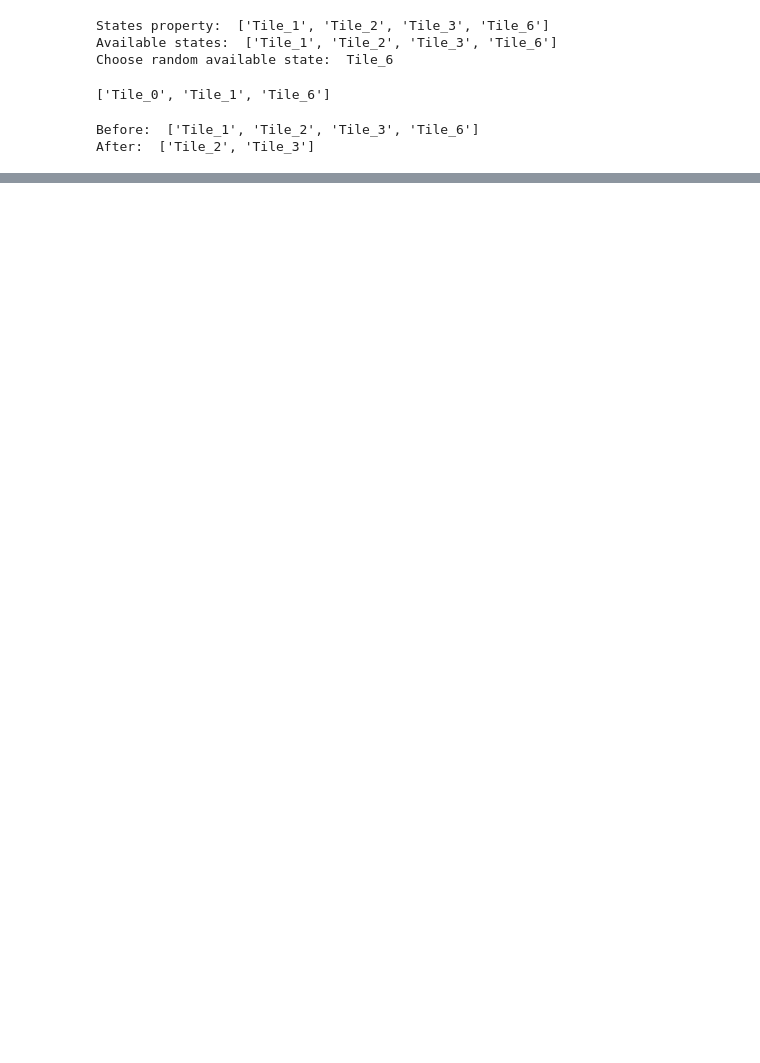
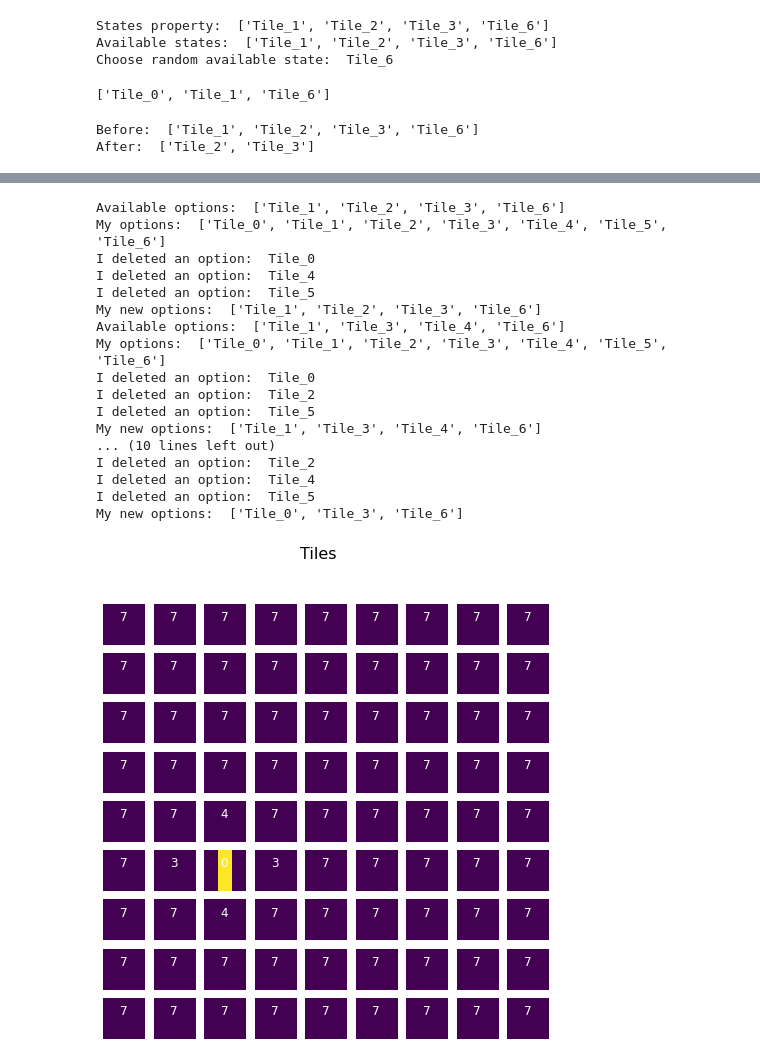
Before and after one commit to thoroc/Wave-Function-Collapse-Grid-World-Maze, a Jupyter notebook: Wave_Function_Collapse.ipynb, the cells around one changed output, grey strips where cells are left out. Saved outputs shown, nothing was run; the diff lists cells and outputs as text; code cells hidden in the pictures; blank space fills up the shorter version.

```diff
--- a/Wave_Function_Collapse.ipynb
+++ b/Wave_Function_Collapse.ipynb
@@ -242,6 +242,7 @@ class Cell():
     return self.state
 
   def getEntropy(self):
+    self.entropy = len(self.options)
     return self.entropy
 
   def updateCell(self):
@@ -308,11 +309,18 @@ class Grid():
   def UpdateCellOptions(self, cellIndex, availableOptions):
     row = cellIndex[0]
     column = cellIndex[1]
-    for option in self.Cells[row][column].options:
+    print("Available options: ", availableOptions)
+    print("My options: ", self.Cells[row][column].options)
+
+    copyOptions = self.Cells[row][column].options.copy()
+    for option in copyOptions:
       if option in availableOptions:
         continue
       else:
+        print("I deleted an option: ", option)
         self.Cells[row][column].options.remove(option)
+
+    print("My new options: ", self.Cells[row][column].options)
 
   """
   cellIndex = [i, j] - Index (row and collumn) of the cell which neighbours
@@ -440,3 +448,12 @@ print("After: ", options)
 # %% [output]
 Before:  ['Tile_1', 'Tile_2', 'Tile_3', 'Tile_6']
 After:  ['Tile_2', 'Tile_3']
+# %%
+Game = Grid(9)
+Game.DrawBoard(includeEntropy = True)
+
+Game.Cells[5][2].setState(6)
+Game.UpdateOptionsOfOthers([5,2])
+
+Game.DrawBoard(includeEntropy = True)
+# %% [output]
@@ -442,0 +461,18 @@ After:  ['Tile_2', 'Tile_3']
+Available options:  ['Tile_1', 'Tile_2', 'Tile_3', 'Tile_6']
+My options:  ['Tile_0', 'Tile_1', 'Tile_2', 'Tile_3', 'Tile_4', 'Tile_5', 'Tile_6']
+I deleted an option:  Tile_0
+I deleted an option:  Tile_4
+I deleted an option:  Tile_5
+My new options:  ['Tile_1', 'Tile_2', 'Tile_3', 'Tile_6']
+Available options:  ['Tile_1', 'Tile_3', 'Tile_4', 'Tile_6']
+My options:  ['Tile_0', 'Tile_1', 'Tile_2', 'Tile_3', 'Tile_4', 'Tile_5', 'Tile_6']
+I deleted an option:  Tile_0
+I deleted an option:  Tile_2
+I deleted an option:  Tile_5
+My new options:  ['Tile_1', 'Tile_3', 'Tile_4', 'Tile_6']
+... (10 lines left out)
+I deleted an option:  Tile_2
+I deleted an option:  Tile_4
+I deleted an option:  Tile_5
+My new options:  ['Tile_0', 'Tile_3', 'Tile_6']
+[figure, added]
```
Also changed, not shown: parts of 3 cells of this notebook.
